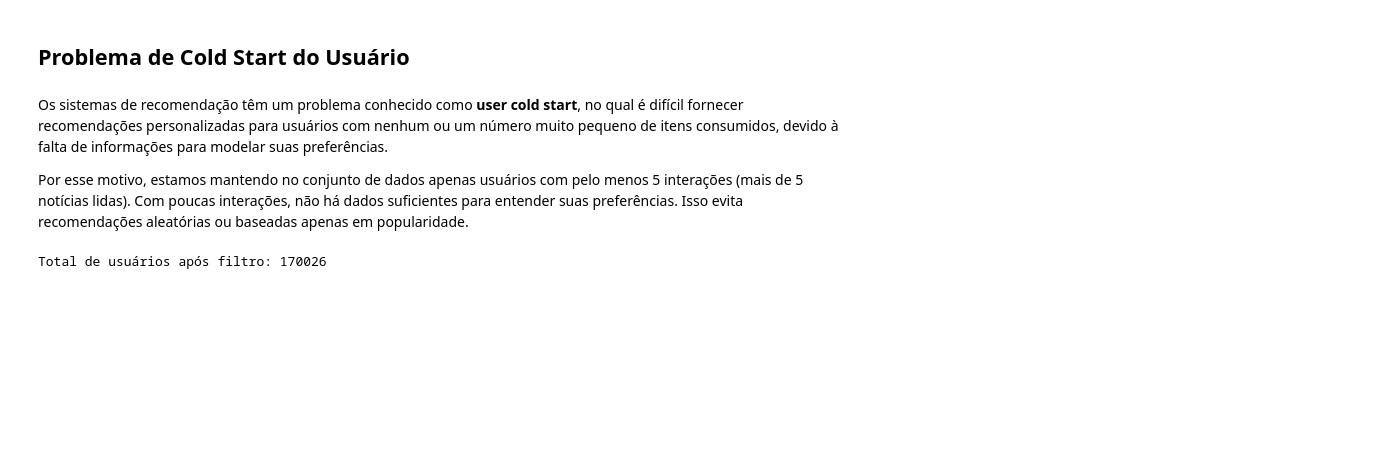
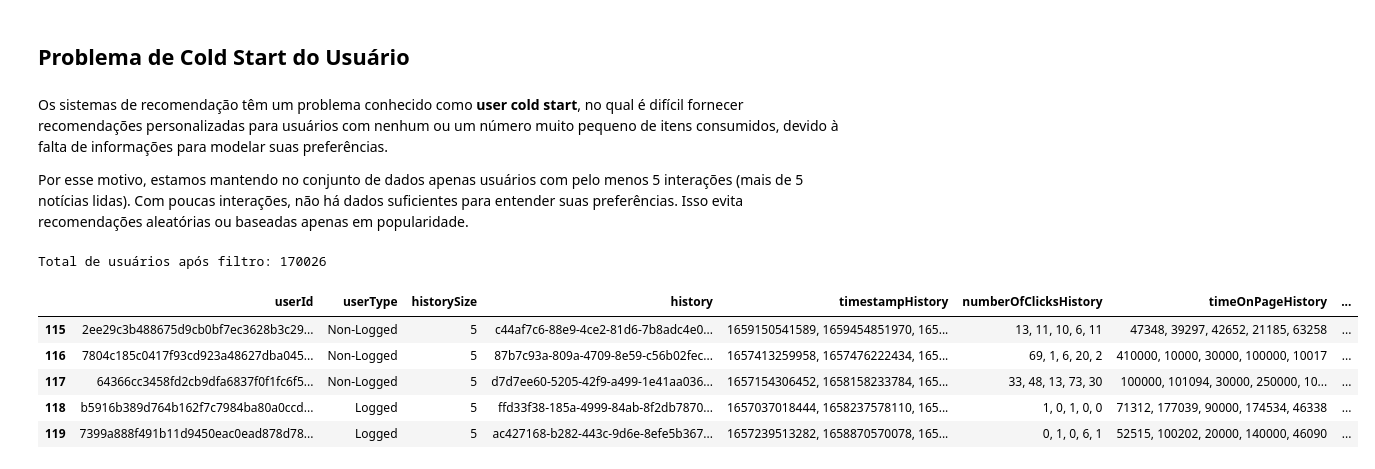
Before and after one commit to letpires/G1Recommender, a Jupyter notebook: eda.ipynb, the cells around one changed output. Drawn from its saved outputs; the diff is of its cells as text; code cells hidden in the pictures; blank space fills up the shorter version.

```diff
--- a/eda.ipynb
+++ b/eda.ipynb
@@ -165,3 +160,12 @@ df_treino = df_treino[df_treino['historySize'] >= 5]
 print(f"Total de usuários após filtro: {df_treino['userId'].nunique()}")
 # %% [output]
 Total de usuários após filtro: 170026
+# %%
+df_treino.head()
+# %% [output]
+|  | userId | userType | historySize | history | timestampHistory | numberOfClicksHistory | timeOnPageHistory | ... |
+| 115 | 2ee29c3b488675d9cb0bf7ec3628b3c29... | Non-Logged | 5 | c44af7c6-88e9-4ce2-81d6-7b8adc4e0... | 1659150541589, 1659454851970, 165... | 13, 11, 10, 6, 11 | 47348, 39297, 42652, 21185, 63258 | ... |
+| 116 | 7804c185c0417f93cd923a48627dba045... | Non-Logged | 5 | 87b7c93a-809a-4709-8e59-c56b02fec... | 1657413259958, 1657476222434, 165... | 69, 1, 6, 20, 2 | 410000, 10000, 30000, 100000, 10017 | ... |
+| 117 | 64366cc3458fd2cb9dfa6837f0f1fc6f5... | Non-Logged | 5 | d7d7ee60-5205-42f9-a499-1e41aa036... | 1657154306452, 1658158233784, 165... | 33, 48, 13, 73, 30 | 100000, 101094, 30000, 250000, 10... | ... |
+| 118 | b5916b389d764b162f7c7984ba80a0ccd... | Logged | 5 | ffd33f38-185a-4999-84ab-8f2db7870... | 1657037018444, 1658237578110, 165... | 1, 0, 1, 0, 0 | 71312, 177039, 90000, 174534, 46338 | ... |
+| 119 | 7399a888f491b11d9450eac0ead878d78... | Logged | 5 | ac427168-b282-443c-9d6e-8efe5b367... | 1657239513282, 1658870570078, 165... | 0, 1, 0, 6, 1 | 52515, 100202, 20000, 140000, 46090 | ... |
```
Also changed, not shown: parts of 7 cells of this notebook.
